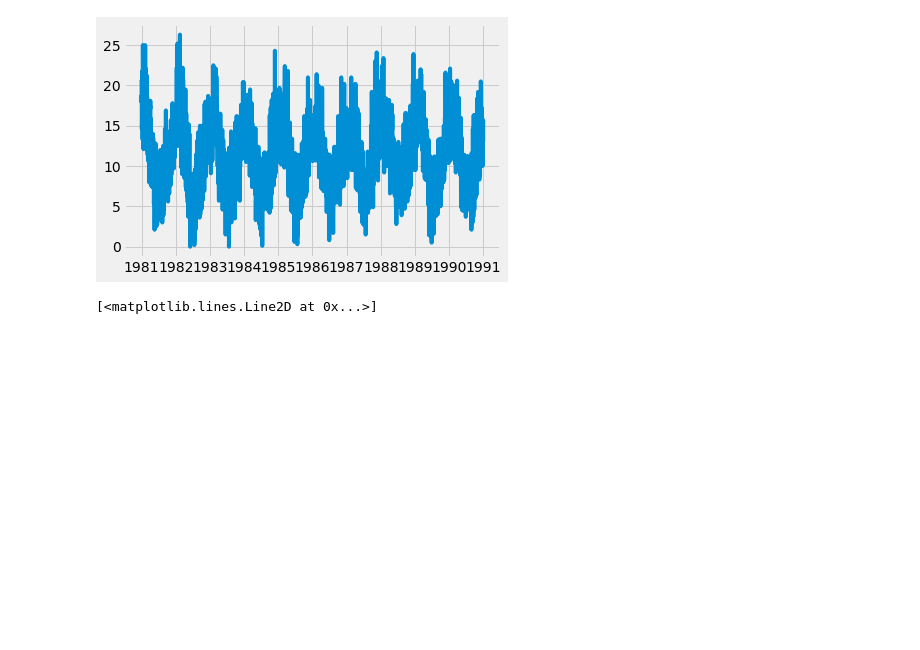
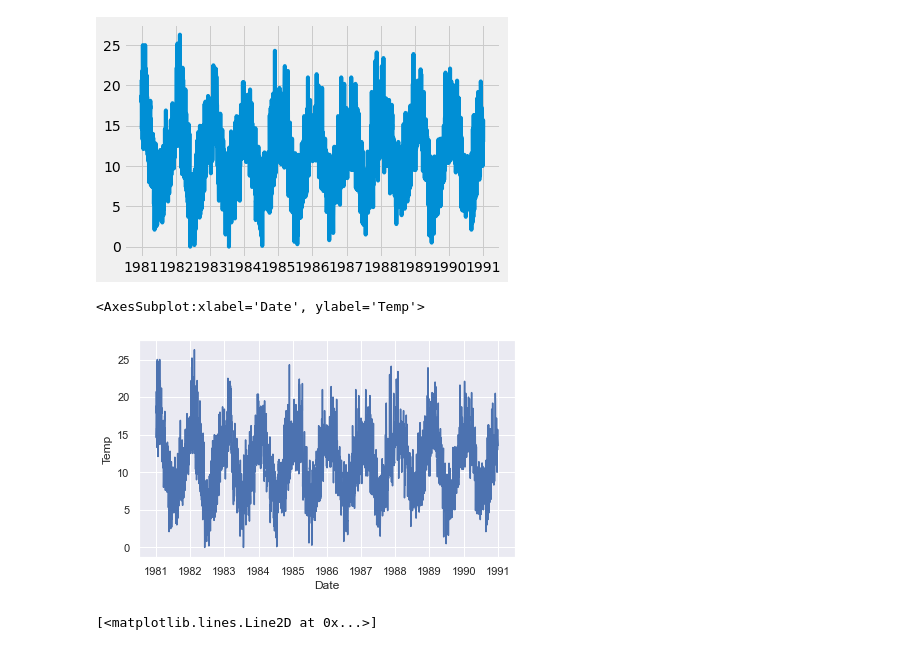
Before and after one commit to Astroraf/Phase-4-Review, a Jupyter notebook: Phase4Review.ipynb, the cells around one changed output. Cells and saved outputs as stored; diff of their text form; code cells hidden in the pictures; blank space fills up the shorter version.

```diff
--- a/Phase4Review.ipynb
+++ b/Phase4Review.ipynb
@@ -606,3 +511,8 @@ plt.plot(ts['Temp'])
+# %%
+sns.lineplot(data = ts.Temp)
+# %% [output]
+<AxesSubplot:xlabel='Date', ylabel='Temp'>
+[figure, added]
 # %%
 fig, ax = plt.subplots(figsize=(13, 10))
 ax.plot(ts['Temp'], color='blue',label='daily opening stock price')
```
Also changed, not shown: parts of 25 cells of this notebook.
